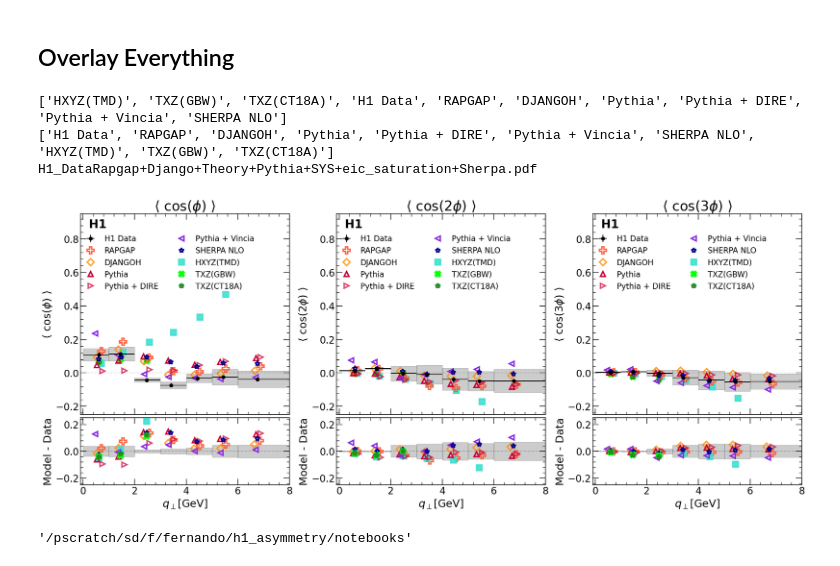
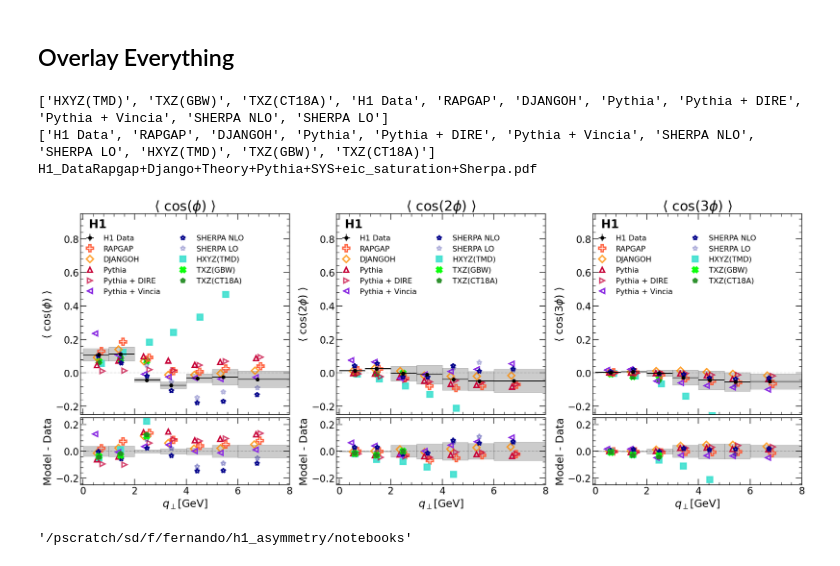
Before and after one commit to ftoralesacosta/h1_asymmetry, a Jupyter notebook: notebooks/Plot_Asymmetry.ipynb, the cells around one changed output. Drawn from its saved outputs; the diff is of its cells as text; code cells hidden in the pictures.

```diff
--- a/notebooks/Plot_Asymmetry.ipynb
+++ b/notebooks/Plot_Asymmetry.ipynb
@@ -196,7 +196,7 @@ for i in range(1,4):
 
 theory = {}
 for n in range(1,4):
-    theory[f"cos{n}"] = np.load(f"../theory_files/theory_cos{n}phi.npy")/n
+    theory[f"cos{n}"] = np.load(f"../theory_files/theory_cos{n}phi.npy")
     theory[f"cos{n}_x"] = np.load(f"../theory_files/theory_cos{n}phi_x.npy")
     theory[f"polyFit_cos{n}"] = np.poly1d(np.polyfit(theory[f"cos{n}_x"], theory[f"cos{n}"], len(theory[f"cos{n}"])))
 
@@ -319,0 +338,9 @@ print(sherpa)
+# %%
+filename = '../theory_files/sherpa_asymm_justNLO.pkl'
+#the above file is just NLO+PS, or in other words, no fragmentation
+
+# Open the file in binary read mode and load the dictionary
+with open(filename, 'rb') as file:
+    sherpa_noFrag = pickle.load(file)
+
+print(sherpa_noFrag)
@@ -319,0 +355,8 @@ print(sherpa)
+# %%
+filename = '../theory_files/sherpa_asymmLO.pkl'
+
+# Open the file in binary read mode and load the dictionary
+with open(filename, 'rb') as file:
+    sherpa_LO = pickle.load(file)
+
+print(sherpa_LO)
@@ -517,6 +568,13 @@ for i in range(3):
         offset = 0.0
         axes[i].errorbar(sherpa["q_perp"]+offset,sherpa[key], label="SHERPA NLO",ls='none',marker="*",
                          fillstyle='none',markeredgewidth=3,ms=10, color="#00008B")
+        offset = 0.0
+        #axes[i].errorbar(sherpa_noFrag["q_perp"]+offset,sherpa_noFrag[key], label="SHERPA PS+NLO",ls='none',marker="*",
+        #                 fillstyle='none',markeredgewidth=3,ms=10, color="#00008B",alpha=0.7)
+
+        offset = 0.0
+        axes[i].errorbar(sherpa_LO["q_perp"]+offset,sherpa_LO[key], label="SHERPA LO",ls='none',marker="*",
+                         fillstyle='none',markeredgewidth=3,ms=10, color="#00008B",alpha=0.3)
 
     if (plot_old_pythia):
         axes[i].plot(old_pythia[key+"_x"],old_pythia[key],label="OLD Pythia",
@@ -626,6 +684,10 @@ for i in range(3):
         offset = -0.0
         axes[i+3].errorbar(sherpa["q_perp"]+offset, sherpa[key] - h1_rpgp[key],ls='none',marker="*",
                            fillstyle='none',markeredgewidth=3,ms=10, color='#00008B')
+        #axes[i+3].errorbar(sherpa_noFrag["q_perp"]+offset, sherpa_noFrag[key] - h1_rpgp[key],ls='none',marker="*",
+        #                   fillstyle='none',markeredgewidth=3,ms=10, color='#00008B',alpha=0.7)
+        axes[i+3].errorbar(sherpa_LO["q_perp"]+offset, sherpa_LO[key] - h1_rpgp[key],ls='none',marker="*",
+                           fillstyle='none',markeredgewidth=3,ms=10, color='#00008B',alpha=0.4)
 
 
     #Whole Plot Stuff (Legend, Text, Dashed Line at 0)
@@ -639,39 +701,39 @@ handles, labels = axes[0].get_legend_handles_labels()
 #handles[-1],handles[0] = handles[0],handles[-1]
 #labels[-1],labels[0] = labels[0],labels[-1]
 print(labels)
 n_move = 3
 if (plot_eic):
     for n in range(n_move):
         handles.append(handles.pop(0))
         labels.append(labels.pop(0))
     #handles[2],handles[0] = handles[0],handles[2]
     #labels[2],labels[0] = labels[0],labels[2]
     #handles.append(handles.pop(0))
     #handles.append(handles.pop(0))
     #handles.append(handles.pop(0))
     #labels.append(labels.pop(0))
     #labels.append(labels.pop(0))
 
 print(labels)
-axes[0].legend(handles,labels,fontsize=16,frameon=False,loc="upper left",bbox_to_anchor=(-0.022, 0.93),ncol=2)
-axes[1].legend(handles,labels,fontsize=16,frameon=False,loc="upper left",bbox_to_anchor=(-0.022, 0.93),ncol=2)
-axes[2].legend(handles,labels,fontsize=16,frameon=False,loc="upper left",bbox_to_anchor=(-0.022, 0.93),ncol=2)
+axes[0].legend(handles,labels,fontsize=15.5,frameon=False,loc="upper left",bbox_to_anchor=(-0.022, 0.93),ncol=2)
+axes[1].legend(handles,labels,fontsize=15.5,frameon=False,loc="upper left",bbox_to_anchor=(-0.022, 0.93),ncol=2)
+axes[2].legend(handles,labels,fontsize=15.5,frameon=False,loc="upper left",bbox_to_anchor=(-0.022, 0.93),ncol=2)
 
 strings = np.asarray(["H1_Data","Unfolded_fromDjango","Rapgap","Django","Theory","Pythia","SYS","eic_saturation","Sherpa"])
 strings = strings[plot_mask]
 string = ""
 for i,datum in enumerate(strings):
     string += datum
     if i > 0: string +="+"
 string = string[:-1]
 
 plt.savefig(string+".pdf")
 print(string + ".pdf")
 # %% [output]
-['HXYZ(TMD)', 'TXZ(GBW)', 'TXZ(CT18A)', 'H1 Data', 'RAPGAP', 'DJANGOH', 'Pythia', 'Pythia + DIRE', 'Pythia + Vincia', 'SHERPA NLO']
-['H1 Data', 'RAPGAP', 'DJANGOH', 'Pythia', 'Pythia + DIRE', 'Pythia + Vincia', 'SHERPA NLO', 'HXYZ(TMD)', 'TXZ(GBW)', 'TXZ(CT18A)']
+['HXYZ(TMD)', 'TXZ(GBW)', 'TXZ(CT18A)', 'H1 Data', 'RAPGAP', 'DJANGOH', 'Pythia', 'Pythia + DIRE', 'Pythia + Vincia', 'SHERPA NLO', 'SHERPA LO']
+['H1 Data', 'RAPGAP', 'DJANGOH', 'Pythia', 'Pythia + DIRE', 'Pythia + Vincia', 'SHERPA NLO', 'SHERPA LO', 'HXYZ(TMD)', 'TXZ(GBW)', 'TXZ(CT18A)']
 H1_DataRapgap+Django+Theory+Pythia+SYS+eic_saturation+Sherpa.pdf
-[figure, old version]
+[figure, new version]
 # %%
 %pwd
 # %% [output]
```
Also changed, not shown: parts of 4 cells of this notebook.
